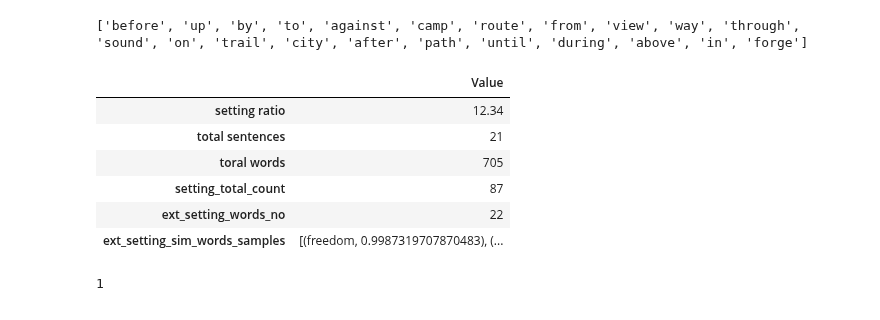
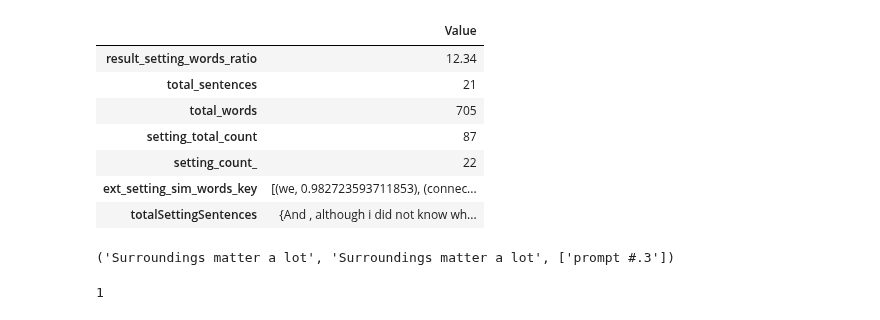
Before and after one commit to kwangilkimkenny/Story_Analysis, a Jupyter notebook: Accu-Critique/Setting/setting_for_dev.ipynb, the cells around one changed output. Drawn from its saved outputs; the diff is of its cells as text; code cells hidden in the pictures.

```diff
--- a/Accu-Critique/Setting/setting_for_dev.ipynb
+++ b/Accu-Critique/Setting/setting_for_dev.ipynb
@@ -334,17 +361,18 @@ find_re: (['bloomington normal is almost laughably cliché for a midwestern city
-# %%
-df_ = pd.DataFrame(df, index = [
-                                'setting ratio','total sentences', 'toral words', 'setting_total_count',
-                                'ext_setting_words_no', 'ext_setting_sim_words_samples'
-                                ], columns = ['Value']
-                  )
-
-df_ # 이 겨래과에서는 92라는 숫자만 의미가 있지 >>> 총 문장에 setting를 표현한 수가 총 몇개인지 추출한 결과
-# %% [output]
-['before', 'up', 'by', 'to', 'against', 'camp', 'route', 'from', 'view', 'way', 'through', 'sound', 'on', 'trail', 'city', 'after', 'path', 'until', 'during', 'above', 'in', 'forge']
-|  | Value |
-| setting ratio | 12.34 |
-| total sentences | 21 |
-| toral words | 705 |
-| setting_total_count | 87 |
-| ext_setting_words_no | 22 |
-| ext_setting_sim_words_samples | [(freedom, 0.9987319707870483), (... |
+# %%
+df_ = pd.DataFrame(df, index = [
+                                'result_setting_words_ratio', 'total_sentences', 'total_words', 'setting_total_count',
+                                'setting_count_', 'ext_setting_sim_words_key', 'totalSettingSentences'
+                                ], columns = ['Value']
+                  )
+
+# 데이터프레임 출력해봄
+df_
+# %% [output]
+|  | Value |
+| result_setting_words_ratio | 12.34 |
+| total_sentences | 21 |
+| total_words | 705 |
+| setting_total_count | 87 |
+| setting_count_ | 22 |
+| ext_setting_sim_words_key | [(we, 0.982723593711853), (connec... |
+| totalSettingSentences | {And , although i did not know wh... |
@@ -351,3 +474,7 @@ df_ # 이 겨래과에서는 92라는 숫자만 의미가 있지 >>> 총 문장
+# %%
+EmphasisOnSetting('promt_3', input_text, 'alot')
+# %% [output]
+('Surroundings matter a lot', 'Surroundings matter a lot', ['prompt #.3'])
 # %%
 # 1000명의 에세이 평균과 비교해서 ideal, overboard, lacking 구분할 것
 # %%
```
Also changed, not shown: parts of 4 cells of this notebook.
